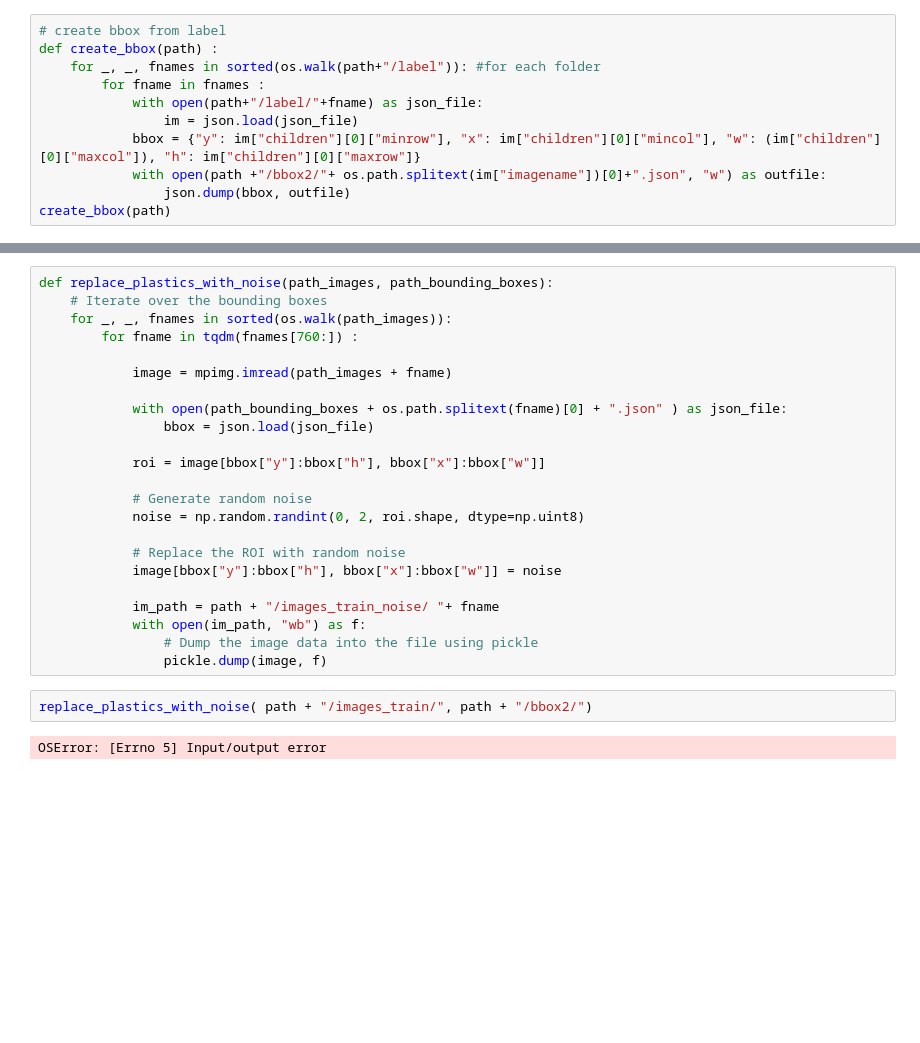
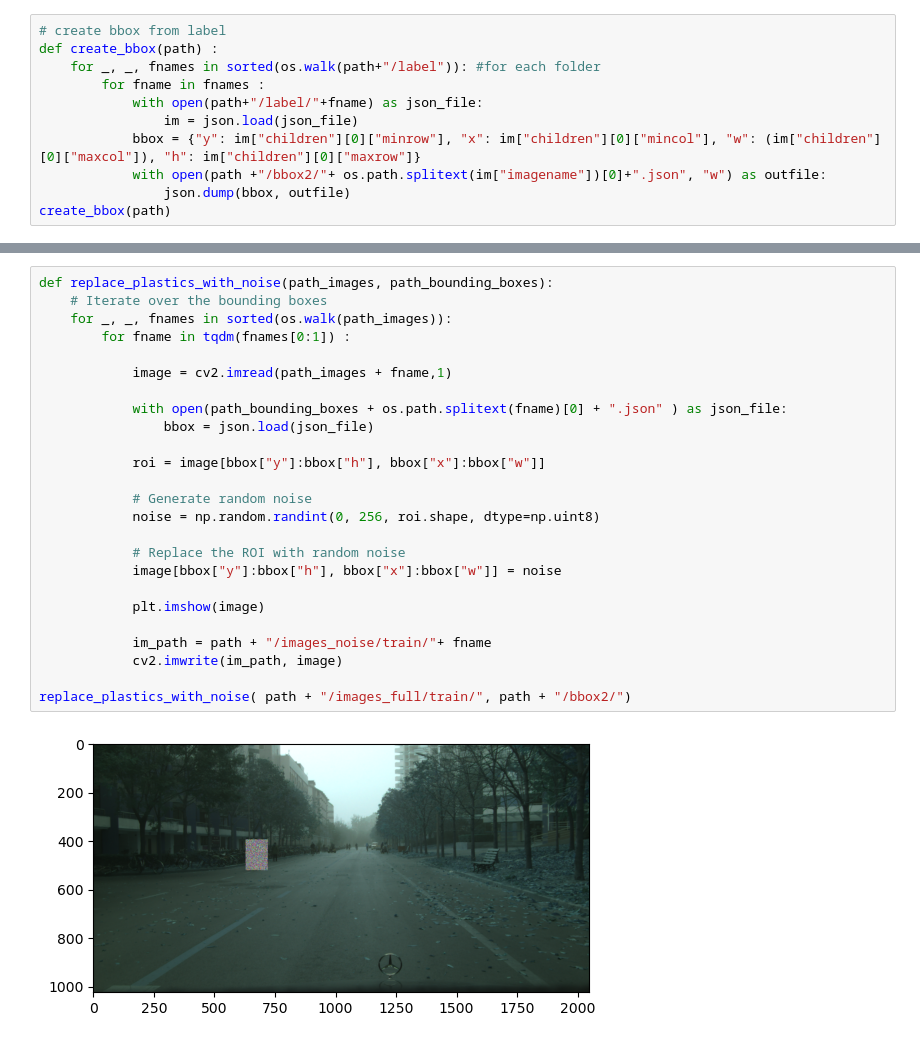
Before and after one commit to CamilleChallier/LSP5_compost, a Jupyter notebook: data_preprocessing/create_data.ipynb, the cells around one changed output, grey strips where cells are left out. Saved outputs shown, nothing was run; the diff lists cells and outputs as text; blank space fills up the shorter version.

```diff
--- a/data_preprocessing/create_data.ipynb
+++ b/data_preprocessing/create_data.ipynb
@@ -51,27 +54,27 @@ plt.show()
 # %%
 def replace_plastics_with_noise(path_images, path_bounding_boxes):
     # Iterate over the bounding boxes
     for _, _, fnames in sorted(os.walk(path_images)):
-        for fname in tqdm(fnames[760:]) :
+        for fname in tqdm(fnames[0:1]) :
 
-            image = mpimg.imread(path_images + fname)
+            image = cv2.imread(path_images + fname,1)
 
             with open(path_bounding_boxes + os.path.splitext(fname)[0] + ".json" ) as json_file:
                 bbox = json.load(json_file)
 
             roi = image[bbox["y"]:bbox["h"], bbox["x"]:bbox["w"]]
 
             # Generate random noise
-            noise = np.random.randint(0, 2, roi.shape, dtype=np.uint8)
+            noise = np.random.randint(0, 256, roi.shape, dtype=np.uint8)
 
             # Replace the ROI with random noise
             image[bbox["y"]:bbox["h"], bbox["x"]:bbox["w"]] = noise
 
-            im_path = path + "/images_train_noise/ "+ fname
-            with open(im_path, "wb") as f:
-                # Dump the image data into the file using pickle
-                pickle.dump(image, f)
+            plt.imshow(image)
+
+            im_path = path + "/images_noise/train/"+ fname
+            cv2.imwrite(im_path, image)
+
+replace_plastics_with_noise( path + "/images_full/train/", path + "/bbox2/")
+# %% [output]
+[figure, added]
-# %%
-replace_plastics_with_noise( path + "/images_train/", path + "/bbox2/")
-# %% [output]
-OSError: [Errno 5] Input/output error
```
Also changed, not shown: parts of 2 cells of this notebook, 3 other files.
